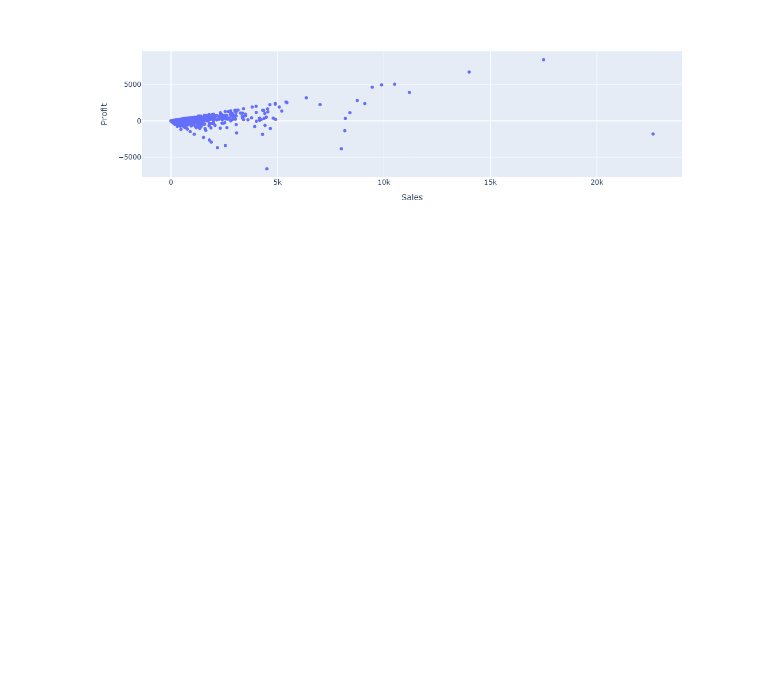
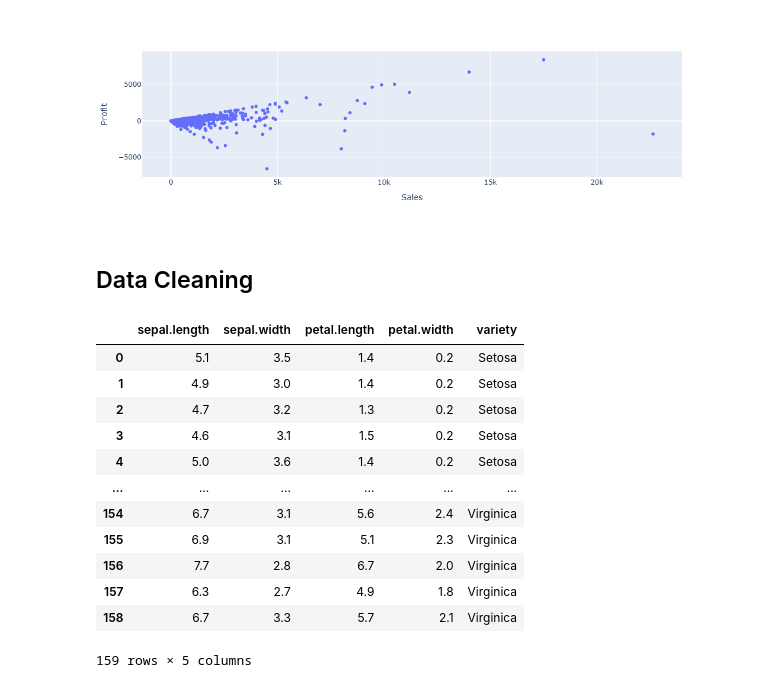
Before and after one commit to AimableHonorable/Data_analysis, a Jupyter notebook: Day1Exercise.ipynb, the cells around one changed output. Drawn from its saved outputs; the diff is of its cells as text; code cells hidden in the pictures; blank space fills up the shorter version.

Commit message:
started the data cleaning topic

```diff
--- a/Day1Exercise.ipynb
+++ b/Day1Exercise.ipynb
@@ -289,0 +245,18 @@ fig = x
+# %% [markdown]
+## Data Cleaning
+# %%
+pd.read_excel("Assets/iris.xlsx")
+# %% [output]
+|  | sepal.length | sepal.width | petal.length | petal.width | variety |
+| 0 | 5.1 | 3.5 | 1.4 | 0.2 | Setosa |
+| 1 | 4.9 | 3.0 | 1.4 | 0.2 | Setosa |
+| 2 | 4.7 | 3.2 | 1.3 | 0.2 | Setosa |
+| 3 | 4.6 | 3.1 | 1.5 | 0.2 | Setosa |
+| 4 | 5.0 | 3.6 | 1.4 | 0.2 | Setosa |
+| ... | ... | ... | ... | ... | ... |
+| 154 | 6.7 | 3.1 | 5.6 | 2.4 | Virginica |
+| 155 | 6.9 | 3.1 | 5.1 | 2.3 | Virginica |
+| 156 | 7.7 | 2.8 | 6.7 | 2.0 | Virginica |
+| 157 | 6.3 | 2.7 | 4.9 | 1.8 | Virginica |
+| 158 | 6.7 | 3.3 | 5.7 | 2.1 | Virginica |
+159 rows × 5 columns
```
Also changed, not shown: parts of 3 cells of this notebook, 2 other files.
